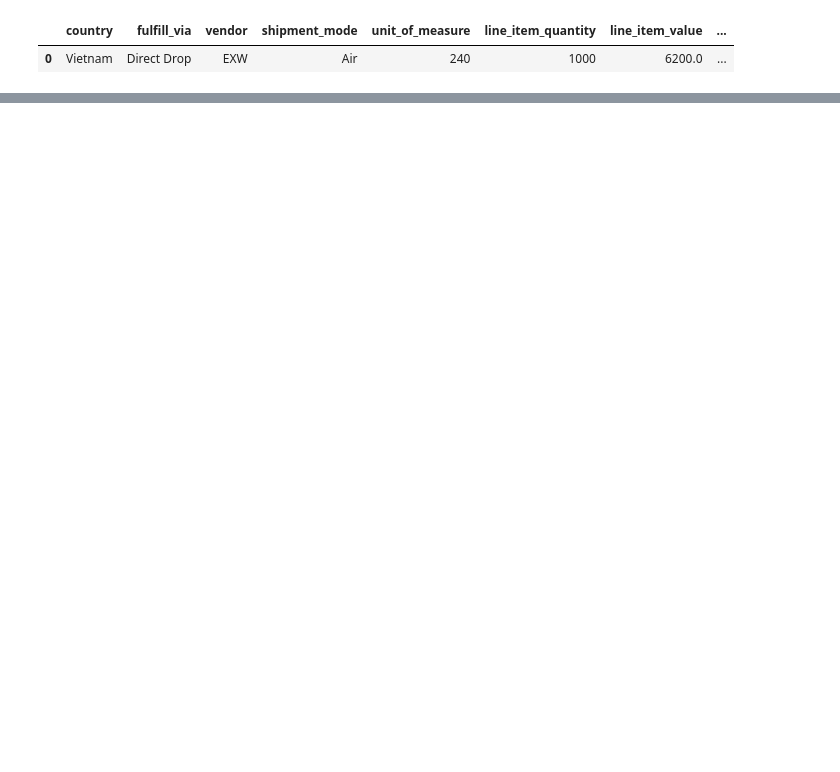
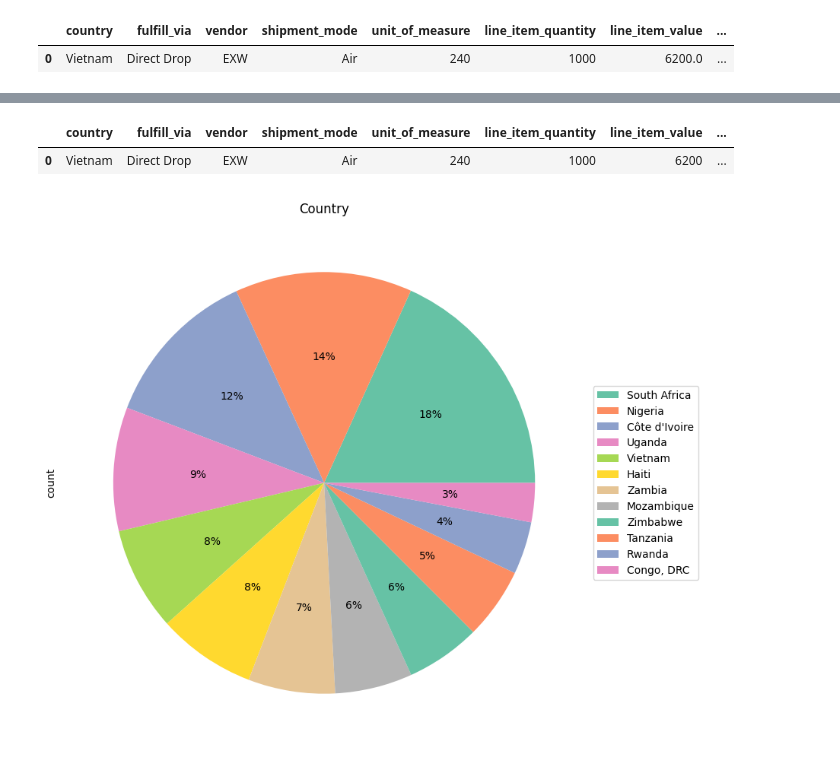
Before and after one commit to PratikBorkar04/Consignment_Pricing, a Jupyter notebook: notebook/EDA.ipynb, the cells around one changed output, grey strips where cells are left out. Drawn from its saved outputs; the diff is of its cells as text; code cells hidden in the pictures; blank space fills up the shorter version.

```diff
--- a/notebook/EDA.ipynb
+++ b/notebook/EDA.ipynb
@@ -439,3 +452,16 @@ df = df.drop(['Unnamed: 0'], axis=1)
+# %%
+#Replacing Freight cost with mean
+df['freight_cost'] = df['freight_cost'].replace('[A-Za-z]', 0, regex=True)
+df['freight_cost'] = df['freight_cost'].apply(get_freight)
+df['freight_cost'] = pd.to_numeric(df['freight_cost'], errors ='coerce')
+mean_value = np.mean(df['freight_cost'][df['freight_cost'] != 0])
+df.loc[df['freight_cost'] == 0, 'freight_cost'] = mean_value
+# %%
+#Replacing weight with mean
+df['weight'] = df['weight'].replace('[A-Za-z]', 0, regex=True)
+df['weight'] = pd.to_numeric(df['weight'], errors ='coerce')
+mean_value = np.mean(df['weight'][df['weight'] != 0])
+df.loc[df['weight'] == 0, 'weight'] = mean_value
 # %%
 df.head(1)
 # %% [output]
@@ -446,12 +469,0 @@ df.head(1)
-# %%
-df = pd.read_csv("https://raw.githubusercontent.com/PratikBorkar04/consignment_pricing/main/notebook/dataset/clean_data.csv")
-df = df.drop(['Unnamed: 0'], axis=1)
-df = df[~df['weight'].str.startswith(('F', 'W', 'Z','S'))]
-df = df.reset_index()
-df['weight'] = df['weight'].astype('float64')
-df['line_item_value'] = df['line_item_value'].astype('float64')
-df["unit_price"] = df["unit_price"].astype('float64')
-df["distance"] = df["distance"].astype('float64')
-df["weight"] = df["weight"].astype('float64')
-df["line_item_value"] = df["line_item_value"].astype('float64')
-fair_cost = (df["unit_of_measure"] * df["line_item_quantity"] * df["unit_price"] * df["distance"] * df["weight"] )/(100 * df["line_item_value"])
@@ -480,0 +470,6 @@ Length: 3814, dtype: float64
+# %%
+#convert dtype into int
+df['weight'] = df['weight'].astype('int64')
+df['line_item_value'] = df['line_item_value'].astype('int64')
+df["freight_cost"] = df["freight_cost"].astype('int64')
+df["pack_price"] = df["pack_price"].astype('int64')
@@ -480,0 +493,15 @@ Length: 3814, dtype: float64
+# %%
+df.head(1)
+# %% [output]
+|  | country | fulfill_via | vendor | shipment_mode | unit_of_measure | line_item_quantity | line_item_value | ... |
+| 0 | Vietnam | Direct Drop | EXW | Air | 240 | 1000 | 6200 | ... |
+# %%
+#Country column analysis
+counts = df['country'].value_counts()
+idx = counts[counts.lt(30)].index
+colors = sns.color_palette('Set2')
+df["country"].value_counts().plot.pie(title="Country",legend=True,figsize=(9,9),autopct='%1.0f%%',labeldistance=None,colors=colors)
+plt.legend(loc='center left', bbox_to_anchor=(1.0, 0.5))
+plt.show()
+# %% [output]
+[figure, added]
```
Also changed, not shown: parts of 16 cells of this notebook.
